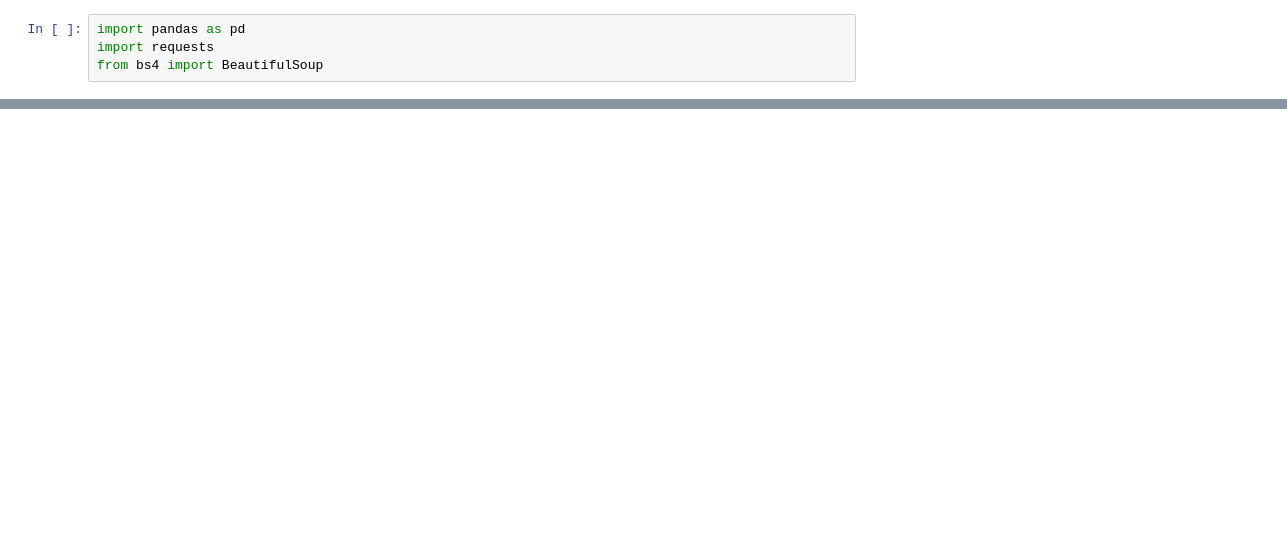
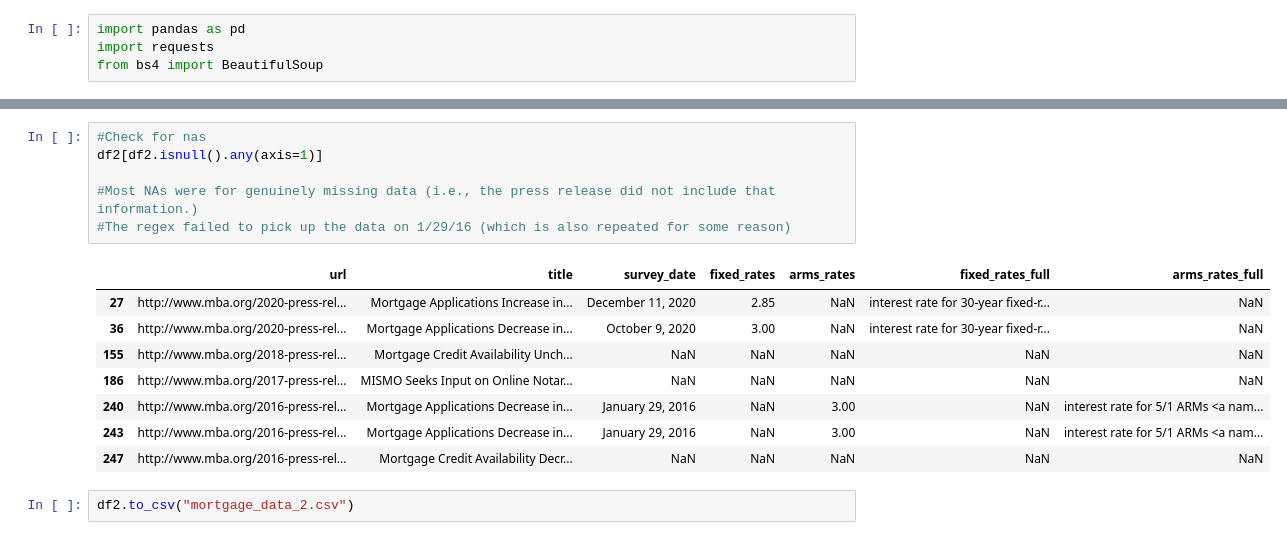
Before and after one commit to saveyak/real_estate_data, a Jupyter notebook: Mortgage Data Script.ipynb, the cells around one changed output, grey strips where cells are left out. Drawn from its saved outputs; the diff is of its cells as text; blank space fills up the shorter version.

```diff
--- a/Mortgage Data Script.ipynb
+++ b/Mortgage Data Script.ipynb
@@ -290,0 +329,17 @@ df2.to_csv("mortgage_data.csv")
+# %%
+#Check for nas
+df2[df2.isnull().any(axis=1)]
+
+#Most NAs were for genuinely missing data (i.e., the press release did not include that information.)
+#The regex failed to pick up the data on 1/29/16 (which is also repeated for some reason)
+# %% [output]
+|  | url | title | survey_date | fixed_rates | arms_rates | fixed_rates_full | arms_rates_full |
+| 27 | http://www.mba.org/2020-press-rel... | Mortgage Applications Increase in... | December 11, 2020 | 2.85 | NaN | interest rate for 30-year fixed-r... | NaN |
+| 36 | http://www.mba.org/2020-press-rel... | Mortgage Applications Decrease in... | October 9, 2020 | 3.00 | NaN | interest rate for 30-year fixed-r... | NaN |
+| 155 | http://www.mba.org/2018-press-rel... | Mortgage Credit Availability Unch... | NaN | NaN | NaN | NaN | NaN |
+| 186 | http://www.mba.org/2017-press-rel... | MISMO Seeks Input on Online Notar... | NaN | NaN | NaN | NaN | NaN |
+| 240 | http://www.mba.org/2016-press-rel... | Mortgage Applications Decrease in... | January 29, 2016 | NaN | 3.00 | NaN | interest rate for 5/1 ARMs <a nam... |
+| 243 | http://www.mba.org/2016-press-rel... | Mortgage Applications Decrease in... | January 29, 2016 | NaN | 3.00 | NaN | interest rate for 5/1 ARMs <a nam... |
+| 247 | http://www.mba.org/2016-press-rel... | Mortgage Credit Availability Decr... | NaN | NaN | NaN | NaN | NaN |
+# %%
+df2.to_csv("mortgage_data_2.csv")
```
Also changed, not shown: parts of 10 cells of this notebook, 1 other file.
